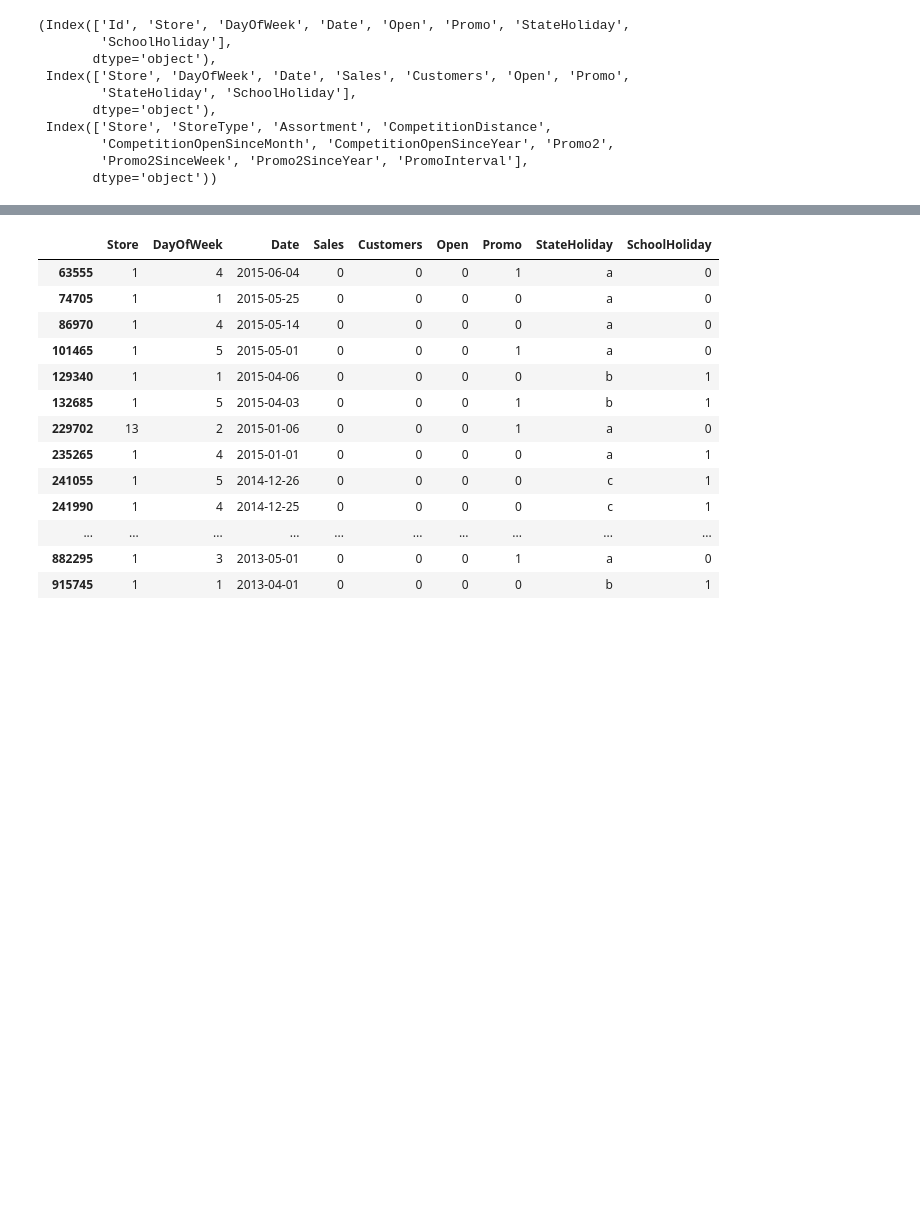
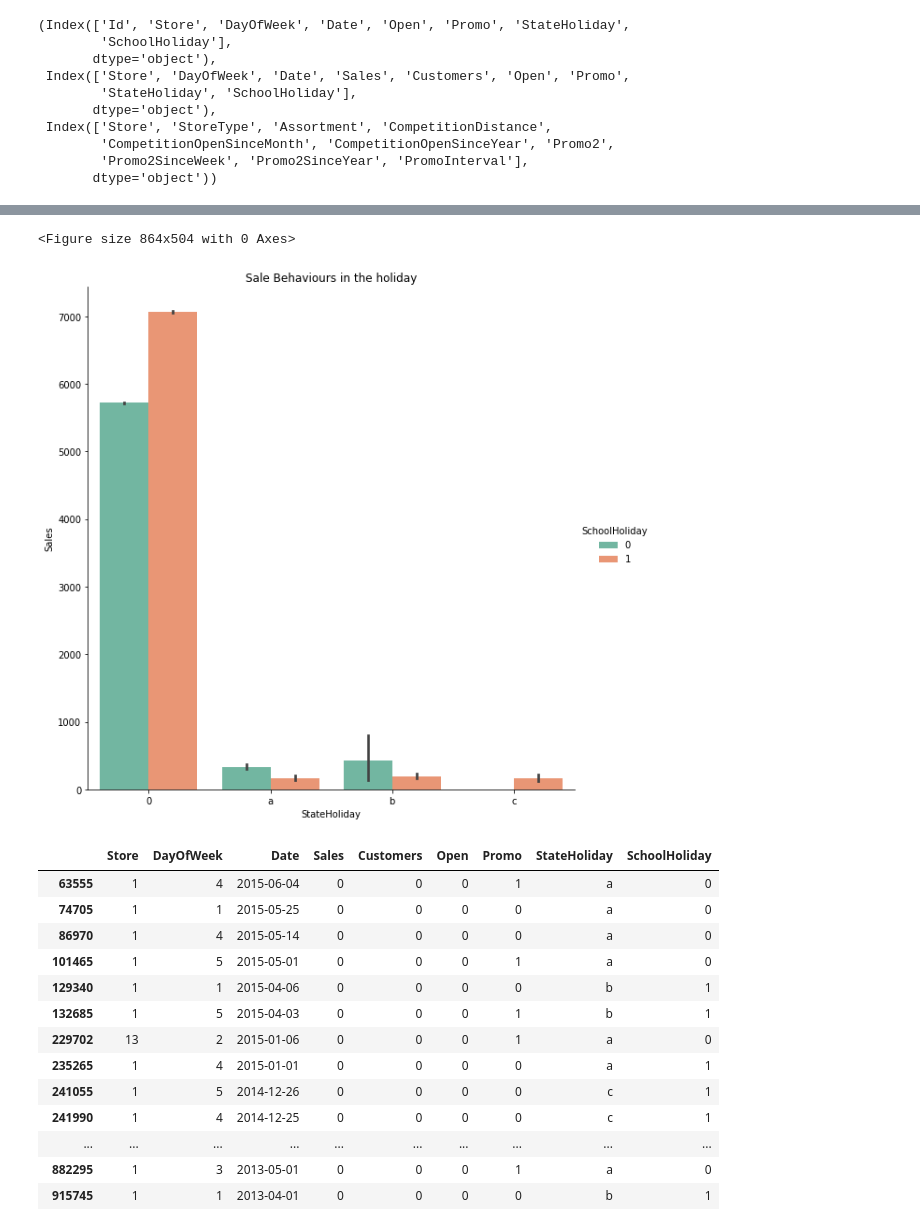
Before and after one commit to DiboraHaile/Pharmaceutical-Sales-prediction-across-multiple-stores, a Jupyter notebook: notebooks/exploration_of_customer_behaviors.ipynb, the cells around one changed output, grey strips where cells are left out. Drawn from its saved outputs; the diff is of its cells as text; code cells hidden in the pictures; blank space fills up the shorter version.

```diff
--- a/notebooks/exploration_of_customer_behaviors.ipynb
+++ b/notebooks/exploration_of_customer_behaviors.ipynb
@@ -220,2 +216,8 @@ df_test_stores = df_test.groupby("Store")
+# %%
+# plotting Sale behaviour of stores during holiday and non-holiday days
+visualize.catplot(df_train,y="Sales",x="StateHoliday",kind="bar",title="Sale Behaviours in the holiday",hue="SchoolHoliday",palette='Set2',xlabel="StateHoliday",ylabel="Sales",size=8)
+# %% [output]
+<Figure size 864x504 with 0 Axes>
+[figure, added]
 # %%
 # Check & compare sales behavior before, during and after holidays
```
Also changed, not shown: parts of 12 cells of this notebook.
